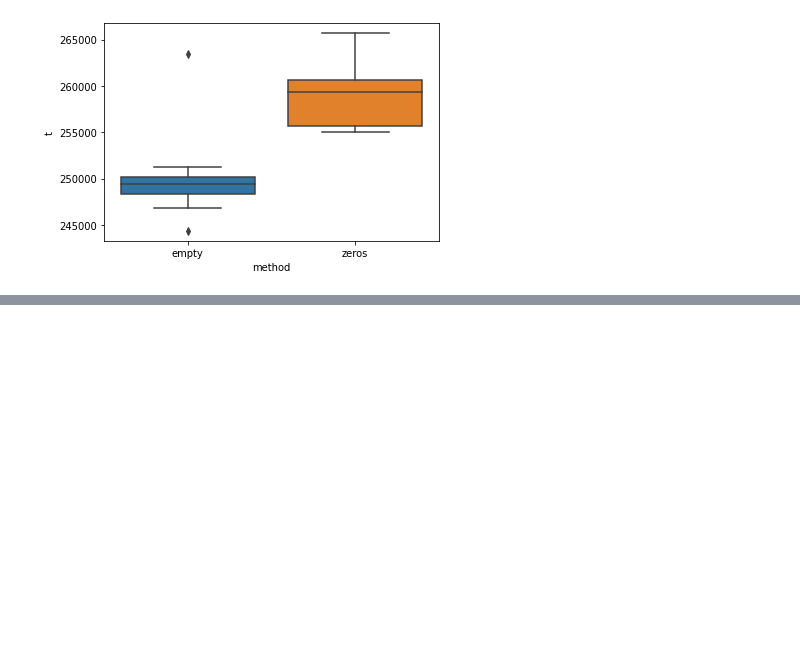
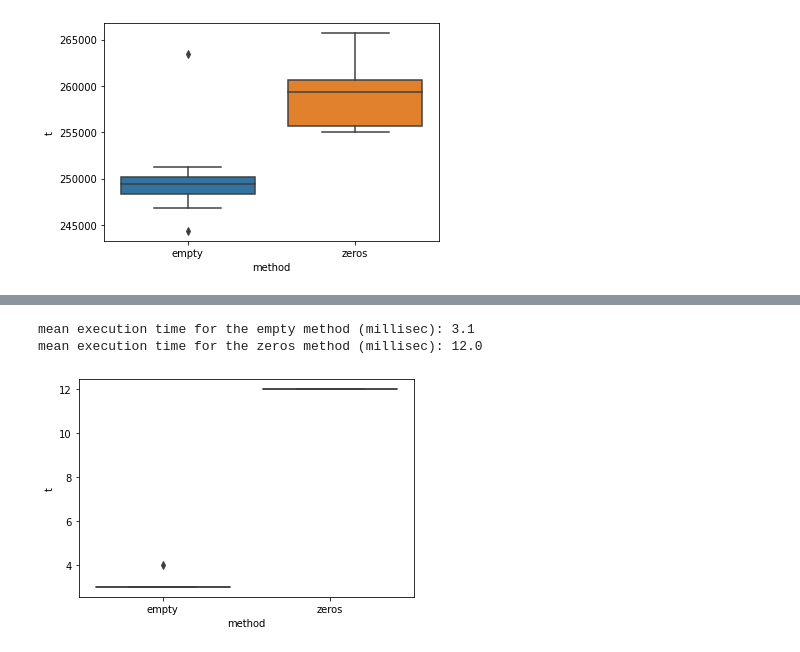
Before and after one commit to HirotakaNakagame/python_learning, a Jupyter notebook: numpy/numpy_array.ipynb, the cells around one changed output, grey strips where cells are left out. Cells and saved outputs as stored; diff of their text form; code cells hidden in the pictures; blank space fills up the shorter version.

```diff
--- a/numpy/numpy_array.ipynb
+++ b/numpy/numpy_array.ipynb
@@ -168,0 +217,6 @@ mean execution time for the zeros method (millisec): 259130.3
+# %%
+compare_exec_time_empty_like(N_TRIALS, N_REPS, (3, 3, 3), "C")
+# %% [output]
+mean execution time for the empty method (millisec): 3.1
+mean execution time for the zeros method (millisec): 12.0
+[figure, added]
```
Also changed, not shown: parts of 12 cells of this notebook.
